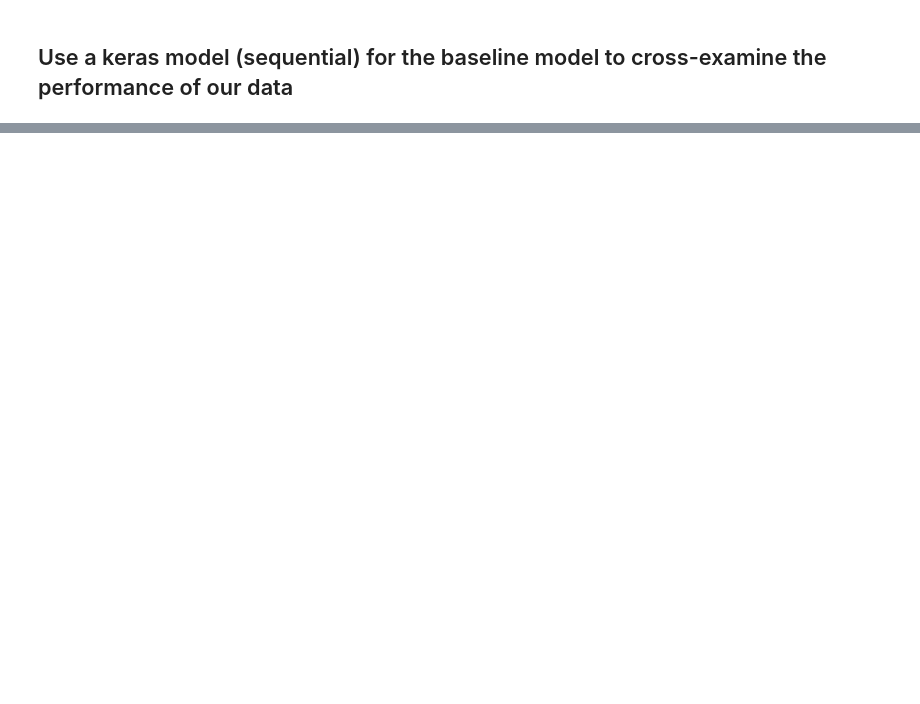
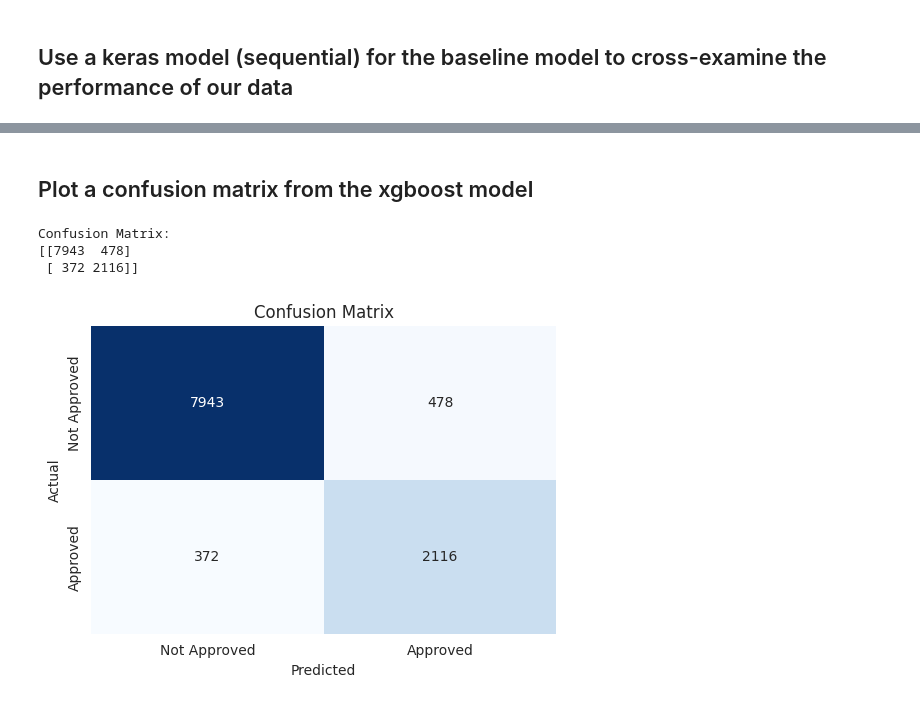
Before and after one commit to mwangikelvin201/Loan_approval-classification-, a Jupyter notebook: classification.ipynb, the cells around one changed output, grey strips where cells are left out. Cells and saved outputs as stored; diff of their text form; code cells hidden in the pictures; blank space fills up the shorter version.

Commit message:
complete_model

```diff
--- a/classification.ipynb
+++ b/classification.ipynb
@@ -623,0 +610,14 @@ We used sigmoid  as our activation function and  BinaryAccuracy as our metric fo
+# %%
+# Create and fit the XGBoost model
+xgb_model = XGBClassifier()
+xgb_model.fit(X_train_scaled, y_train)
+
+# Make predictions and evaluate the model
+y_pred = xgb_model.predict(X_test_scaled)
+accuracy = accuracy_score(y_test, y_pred)
+print(f"Accuracy: {accuracy*100:.2f}")
+
+# Print classification report
+class_report = classification_report(y_test, y_pred)
+print("\nClassification Report:")
+print(class_report)
@@ -623,0 +809,29 @@ We used sigmoid  as our activation function and  BinaryAccuracy as our metric fo
+# %% [markdown]
+## Plot a confusion matrix from the xgboost model
+# %%
+# Make predictions using the XGBoost model
+y_pred = xgb_model.predict(X_test_scaled)
+
+# Generate the confusion matrix
+conf_matrix = confusion_matrix(y_test, y_pred)
+
+print("Confusion Matrix:")
+print(conf_matrix)
+# %% [output]
+Confusion Matrix:
+[[7943  478]
+ [ 372 2116]]
+# %%
+cm = confusion_matrix(y_test, y_pred)
+
+# Plot the confusion matrix using seaborn
+plt.figure(figsize=(6, 4))
+sns.heatmap(cm, annot=True, fmt="d", cmap="Blues", cbar=False,
+            xticklabels=["Not Approved", "Approved"],
+            yticklabels=["Not Approved", "Approved"])
+plt.xlabel("Predicted")
+plt.ylabel("Actual")
+plt.title("Confusion Matrix")
+plt.show()
+# %% [output]
+[figure, added]
```
Also changed, not shown: parts of 25 cells of this notebook.
